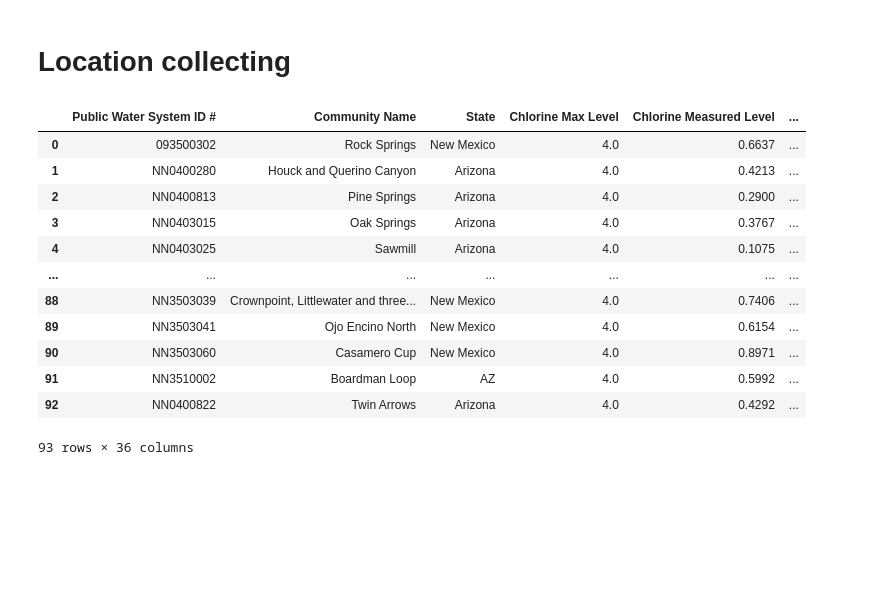
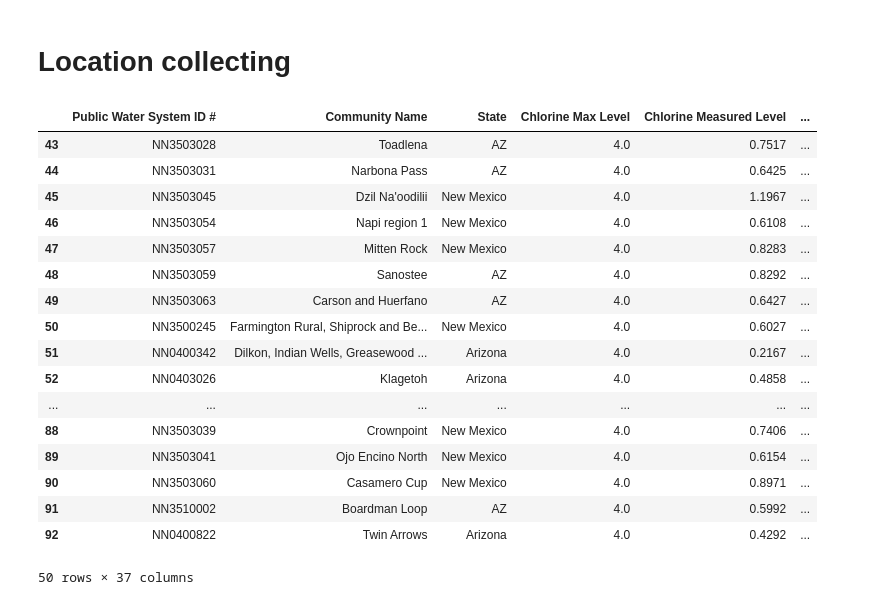
Before and after one commit to jadenkr/DATASCI112, a Jupyter notebook: FinalProject_DataCollection_JR.ipynb, the cells around one changed output. Drawn from its saved outputs; the diff is of its cells as text; code cells hidden in the pictures; blank space fills up the shorter version.

Commit message:
Data Collection Notebook for Water Quality

```diff
--- a/FinalProject_DataCollection_JR.ipynb
+++ b/FinalProject_DataCollection_JR.ipynb
@@ -333,21 +333,26 @@ df_waterdata
 # %% [markdown]
 # Location collecting
 # %%
-df_waterdata
+df_waterdata.tail(50)
 # %% [output]
 |  | Public Water System ID # | Community Name | State | Chlorine Max Level | Chlorine Measured Level | ... |
-| 0 | 093500302 | Rock Springs | New Mexico | 4.0 | 0.6637 | ... |
-| 1 | NN0400280 | Houck and Querino Canyon | Arizona | 4.0 | 0.4213 | ... |
-| 2 | NN0400813 | Pine Springs | Arizona | 4.0 | 0.2900 | ... |
-| 3 | NN0403015 | Oak Springs | Arizona | 4.0 | 0.3767 | ... |
-| 4 | NN0403025 | Sawmill | Arizona | 4.0 | 0.1075 | ... |
+| 43 | NN3503028 | Toadlena | AZ | 4.0 | 0.7517 | ... |
+| 44 | NN3503031 | Narbona Pass | AZ | 4.0 | 0.6425 | ... |
+| 45 | NN3503045 | Dzil Na'oodilii | New Mexico | 4.0 | 1.1967 | ... |
+| 46 | NN3503054 | Napi region 1 | New Mexico | 4.0 | 0.6108 | ... |
+| 47 | NN3503057 | Mitten Rock | New Mexico | 4.0 | 0.8283 | ... |
+| 48 | NN3503059 | Sanostee | AZ | 4.0 | 0.8292 | ... |
+| 49 | NN3503063 | Carson and Huerfano | AZ | 4.0 | 0.6427 | ... |
+| 50 | NN3500245 | Farmington Rural, Shiprock and Be... | New Mexico | 4.0 | 0.6027 | ... |
+| 51 | NN0400342 | Dilkon, Indian Wells, Greasewood ... | Arizona | 4.0 | 0.2167 | ... |
+| 52 | NN0403026 | Klagetoh | Arizona | 4.0 | 0.4858 | ... |
 | ... | ... | ... | ... | ... | ... | ... |
-| 88 | NN3503039 | Crownpoint, Littlewater and three... | New Mexico | 4.0 | 0.7406 | ... |
+| 88 | NN3503039 | Crownpoint | New Mexico | 4.0 | 0.7406 | ... |
 | 89 | NN3503041 | Ojo Encino North | New Mexico | 4.0 | 0.6154 | ... |
 | 90 | NN3503060 | Casamero Cup | New Mexico | 4.0 | 0.8971 | ... |
 | 91 | NN3510002 | Boardman Loop | AZ | 4.0 | 0.5992 | ... |
 | 92 | NN0400822 | Twin Arrows | Arizona | 4.0 | 0.4292 | ... |
-93 rows × 36 columns
+50 rows × 37 columns
 # %%
 !pip install pandas googlemaps
 # %% [output]
```
Also changed, not shown: parts of 4 cells of this notebook.
